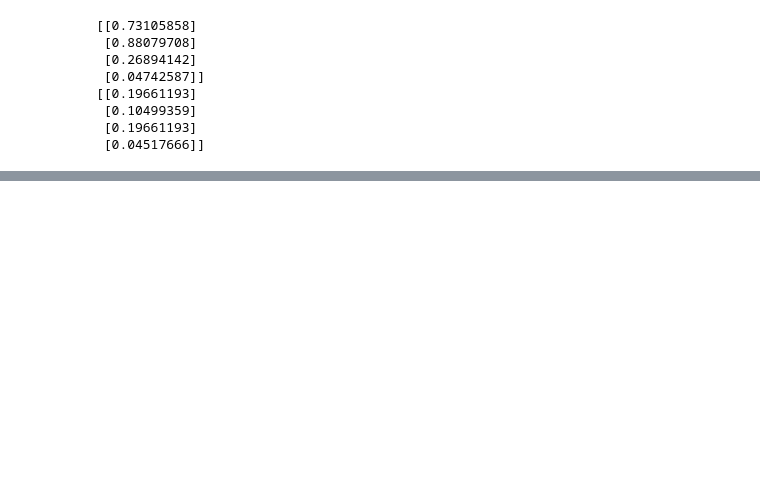
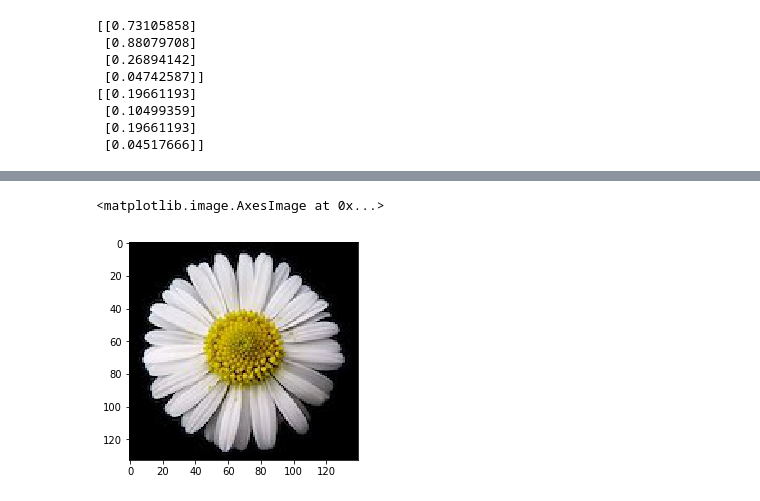
Before and after one commit to 1jinwoo/ML-HW2, a Jupyter notebook: ML_HW2_Q5Code_Justin.ipynb, the cells around one changed output, grey strips where cells are left out. Drawn from its saved outputs; the diff is of its cells as text; code cells hidden in the pictures; blank space fills up the shorter version.

```diff
--- a/ML_HW2_Q5Code_Justin.ipynb
+++ b/ML_HW2_Q5Code_Justin.ipynb
@@ -387,3 +393,9 @@ pyplot.imshow(X=np.array(Y1_pred).reshape(100,76), cmap='gray')
+# %%
+# Flower ogirinal
+pyplot.imshow(img_2)
+# %% [output]
+<matplotlib.image.AxesImage at 0x...>
+[figure, added]
 # %%
 #Training Flower Model
 img_2 = Y2.reshape(133, 140, 3)/np.amax(Y2)
```
Also changed, not shown: parts of 8 cells of this notebook.
